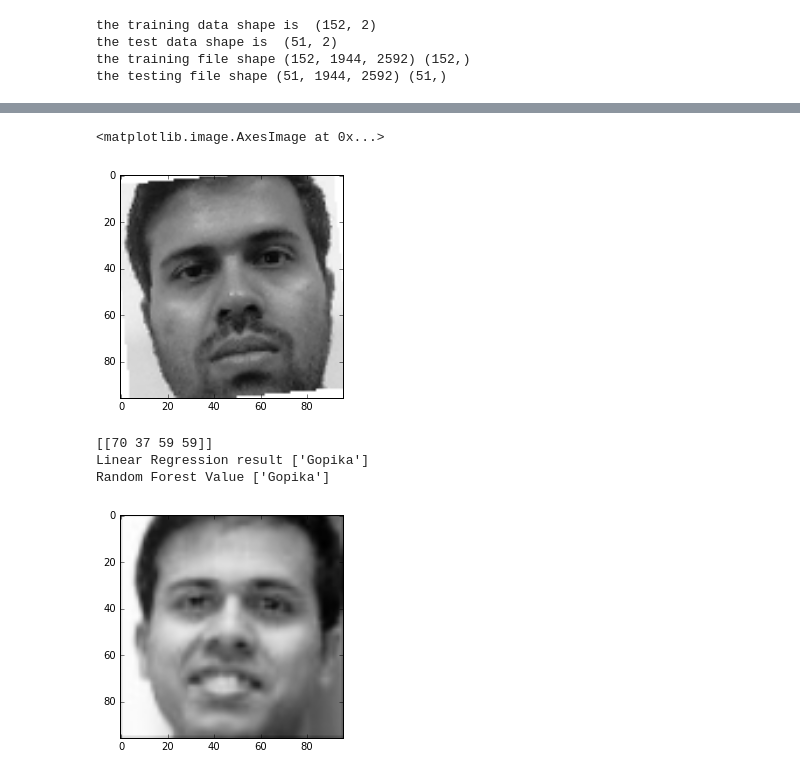
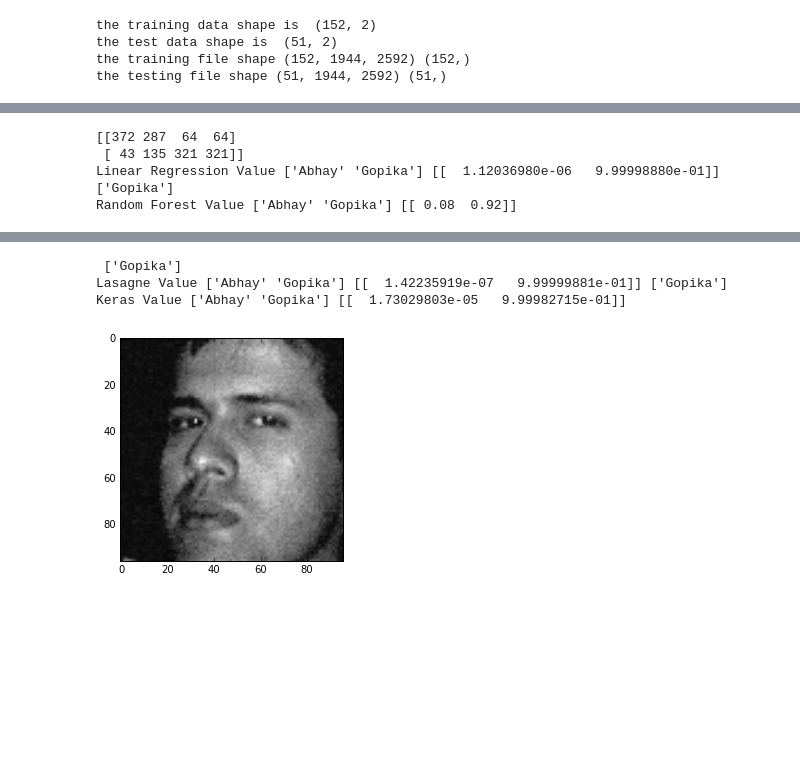
Before and after one commit to mdomarsaleem/face-recognition-raspberrypi, a Jupyter notebook: Test Different preprocessing ways.ipynb, the cells around one changed output, grey strips where cells are left out. Saved outputs shown, nothing was run; the diff lists cells and outputs as text; code cells hidden in the pictures; blank space fills up the shorter version.

```diff
--- a/Test Different preprocessing ways.ipynb
+++ b/Test Different preprocessing ways.ipynb
@@ -269,4 +291,6 @@ model.fit(X.reshape(-1,9216), Y_Keras, nb_epoch=10, batch_size=5,verbose=1,
 # %%
+from PIL import Image
+from skimage.transform import resize
 jpgfile = Image.open("/home/mckc/Downloads/1.jpg")
 grey = rgb2gray(np.array(jpgfile))
 faces  = face_cascade.detectMultiScale(grey.astype(np.uint8),scaleFactor=1.1,minNeighbors=3,minSize=(30, 30))
@@ -279,12 +303,10 @@ for (x,y,w,h) in faces:
 
 plt.imshow(out,cmap=cm.Greys_r)
 
-from sklearn.ensemble import RandomForestClassifier
-recognizer = RandomForestClassifier(500,verbose=0,oob_score=True,n_jobs=5)
-recognizer.fit(X_normal,Y_number)
 
-trial = out.astype(np.float64)
-print 'Linear Regression Value',map[clf.predict(trial.reshape(-1,9216))]
-print 'Random Forest Value',map[recognizer.predict(trial.reshape(-1,9216))]
-print 'Lasagne Value',map[recognizer.predict(trial.reshape(-1,1,96,96))]
-print 'Keras Value',map[recognizer.predict(trial.reshape(-1,1,96,96))]
+trial = standard(out)
+print 'Linear Regression Value',map,clf.predict_proba(trial.reshape(-1,9216)),map[clf.predict((trial.reshape(-1,9216)))]
+print 'Random Forest Value',map,recognizer.predict_proba(trial.reshape(-1,9216)),map[recognizer
+                                                                                     .predict((trial.reshape(-1,9216)))]
+print 'Lasagne Value',map,net.predict_proba(trial.reshape(-1,1,96,96).astype(np.float16)),map[net.predict((trial.reshape(-1,1,96,96).astype(np.float16)))]
+print 'Keras Value',map,model.predict(trial.reshape(-1,9216).astype(np.float64))
@@ -291,7 +329,9 @@ print 'Keras Value',map[recognizer.predict(trial.reshape(-1,1,96,96))]
 # %%
+from PIL import Image
+from skimage.transform import resize
 jpgfile = Image.open("/home/mckc/Downloads/2.jpg")
 grey = rgb2gray(np.array(jpgfile))
-faces  = face_cascade.detectMultiScale(grey.astype(np.uint8),scaleFactor=1.1,minNeighbors=3,minSize=(30, 30))
+faces  = face_cascade.detectMultiScale(grey.astype(np.uint8),scaleFactor=1.1,minNeighbors=4,minSize=(30, 30))
 print faces
 
 
@@ -301,12 +341,15 @@ for (x,y,w,h) in faces:
 
 plt.imshow(out,cmap=cm.Greys_r)
 
-from sklearn.ensemble import RandomForestClassifier
-recognizer = RandomForestClassifier(500,verbose=0,oob_score=True,n_jobs=5)
-recognizer.fit(X_normal,Y_number)
 
-trial = out.astype(np.float64)
-print 'Linear Regression Value',map[clf.predict(trial.reshape(-1,9216))]
-print 'Random Forest Value',map[recognizer.predict(trial.reshape(-1,9216))]
-print 'Lasagne Value',map[recognizer.predict(trial.reshape(-1,1,96,96))]
-print 'Keras Value',map[recognizer.predict(trial.reshape(-1,1,96,96))]
+trial = standard(out)
+print 'Linear Regression Value',map,clf.predict_proba(trial.reshape(-1,9216)),map[clf.predict((trial.reshape(-1,9216)))]
+print 'Random Forest Value',map,recognizer.predict_proba(trial.reshape(-1,9216)),map[recognizer
+                                                                                     .predict((trial.reshape(-1,9216)))]
+print 'Lasagne Value',map,net.predict_proba(trial.reshape(-1,1,96,96).astype(np.float16)),map[net.predict((trial.reshape(-1,1,96,96).astype(np.float16)))]
+print 'Keras Value',map,model.predict(trial.reshape(-1,9216).astype(np.float64))
+# %% [output]
+[[372 287  64  64]
+ [ 43 135 321 321]]
+Linear Regression Value ['Abhay' 'Gopika'] [[  1.12036980e-06   9.99998880e-01]] ['Gopika']
+Random Forest Value ['Abhay' 'Gopika'] [[ 0.08  0.92]]
@@ -313,6 +364,4 @@ print 'Keras Value',map[recognizer.predict(trial.reshape(-1,1,96,96))]
+ ['Gopika']
+Lasagne Value ['Abhay' 'Gopika'] [[  1.42235919e-07   9.99999881e-01]] ['Gopika']
+Keras Value ['Abhay' 'Gopika'] [[  1.73029803e-05   9.99982715e-01]]
+[figure, added]
-# %%
-import scipy
-plt.imshow(scipy.ndimage.rotate(X_train[13,:,:],angle=5,reshape=False,cval=1),cmap=cm.Greys_r)
-# %% [output]
-<matplotlib.image.AxesImage at 0x...>
-[figure, removed]
@@ -323,25 +367,0 @@ from skimage.transform import resize
-# %%
-jpgfile = Image.open("/home/mckc/Downloads/1.jpg")
-grey = rgb2gray(np.array(jpgfile))
-faces  = face_cascade.detectMultiScale(grey.astype(np.uint8),scaleFactor=1.1,minNeighbors=3,minSize=(30, 30))
-print faces
-
-
-for (x,y,w,h) in faces:
-    fac = np.array(grey[y:(y+h),x:(x+h)])
-    out = resize(fac,(96,96))
-
-plt.imshow(out,cmap=cm.Greys_r)
-
-from sklearn.ensemble import RandomForestClassifier
-recognizer = RandomForestClassifier(500,verbose=0,oob_score=True,n_jobs=5)
-recognizer.fit(X_normal,Y_number)
-
-trial = out.astype(np.float64)
-print 'Linear Regression result',map[clf.predict(trial.reshape(-1,9216))]
-print 'Random Forest Value',map[recognizer.predict(trial.reshape(-1,9216))]
-# %% [output]
-[[70 37 59 59]]
-Linear Regression result ['Gopika']
-Random Forest Value ['Gopika']
-[figure, removed]
```
Also changed, not shown: parts of 18 cells of this notebook, 2 other files.
